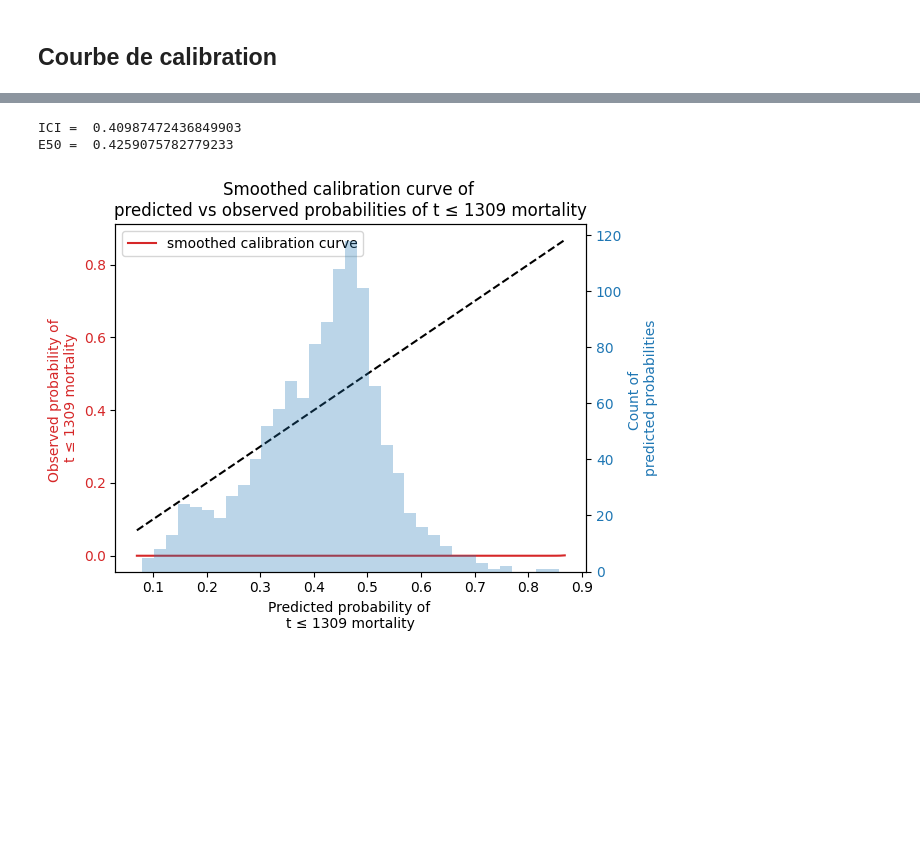
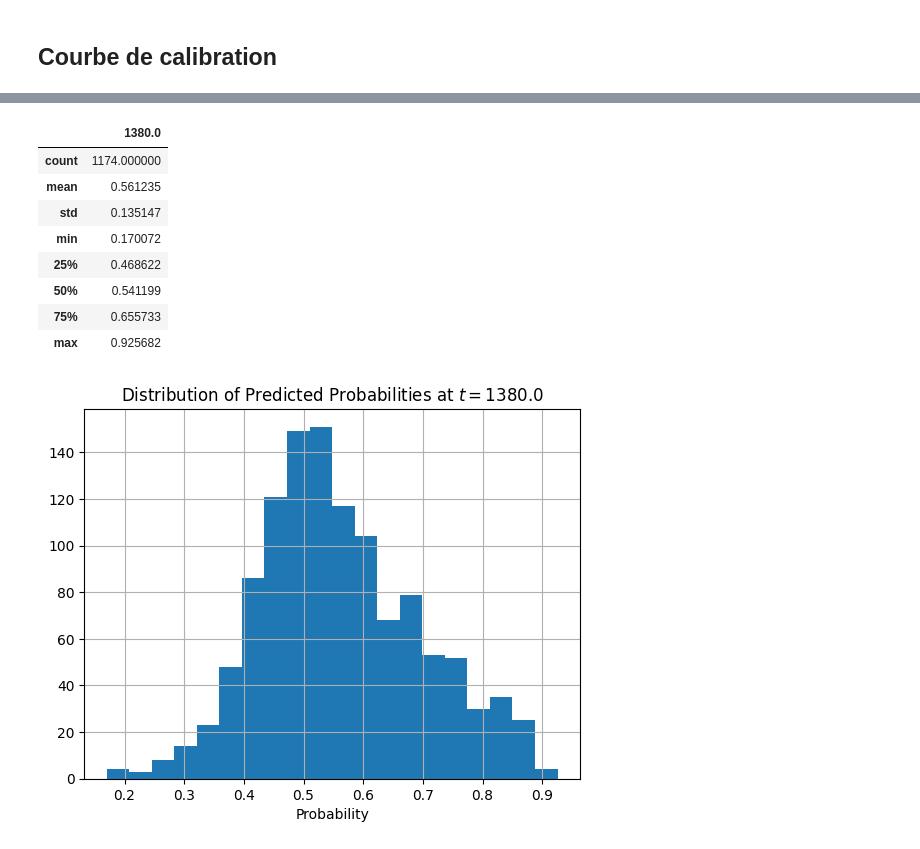
Before and after one commit to mathisdrn/conformal-prediction, a Jupyter notebook: src/survival/2-cox.ipynb, the cells around one changed output, grey strips where cells are left out. Saved outputs shown, nothing was run; the diff lists cells and outputs as text; code cells hidden in the pictures; blank space fills up the shorter version.

```diff
--- a/src/survival/2-cox.ipynb
+++ b/src/survival/2-cox.ipynb
@@ -191,10 +191,23 @@ plt.legend();
 # %%
-from lifelines.calibration import survival_probability_calibration
-
 # Choix du temps t0 comme la médiane des temps d'événements observés dans le jeu de test
 t0 = X_test.get_column("time").quantile(0.5)
-survival_probability_calibration(cph, X_test.to_pandas(), t0=t0);
+
+# On vérifie la plage des prédictions à t0
+predictions = cph.predict_survival_function(X_test.to_pandas(), times=[t0]).T
+predictions.describe()
 # %% [output]
-ICI =  0.40987472436849903
-E50 =  0.4259075782779233
-[figure, removed]
+|  | 1380.0 |
+| count | 1174.000000 |
+| mean | 0.561235 |
+| std | 0.135147 |
+| min | 0.170072 |
+| 25% | 0.468622 |
+| 50% | 0.541199 |
+| 75% | 0.655733 |
+| max | 0.925682 |
+# %%
+predictions.hist(bins=20)
+plt.title(f"Distribution of Predicted Probabilities at $t={t0}$")
+plt.xlabel("Probability");
+# %% [output]
+[figure, added]
```
Also changed, not shown: parts of 8 cells of this notebook, 9 other files.
